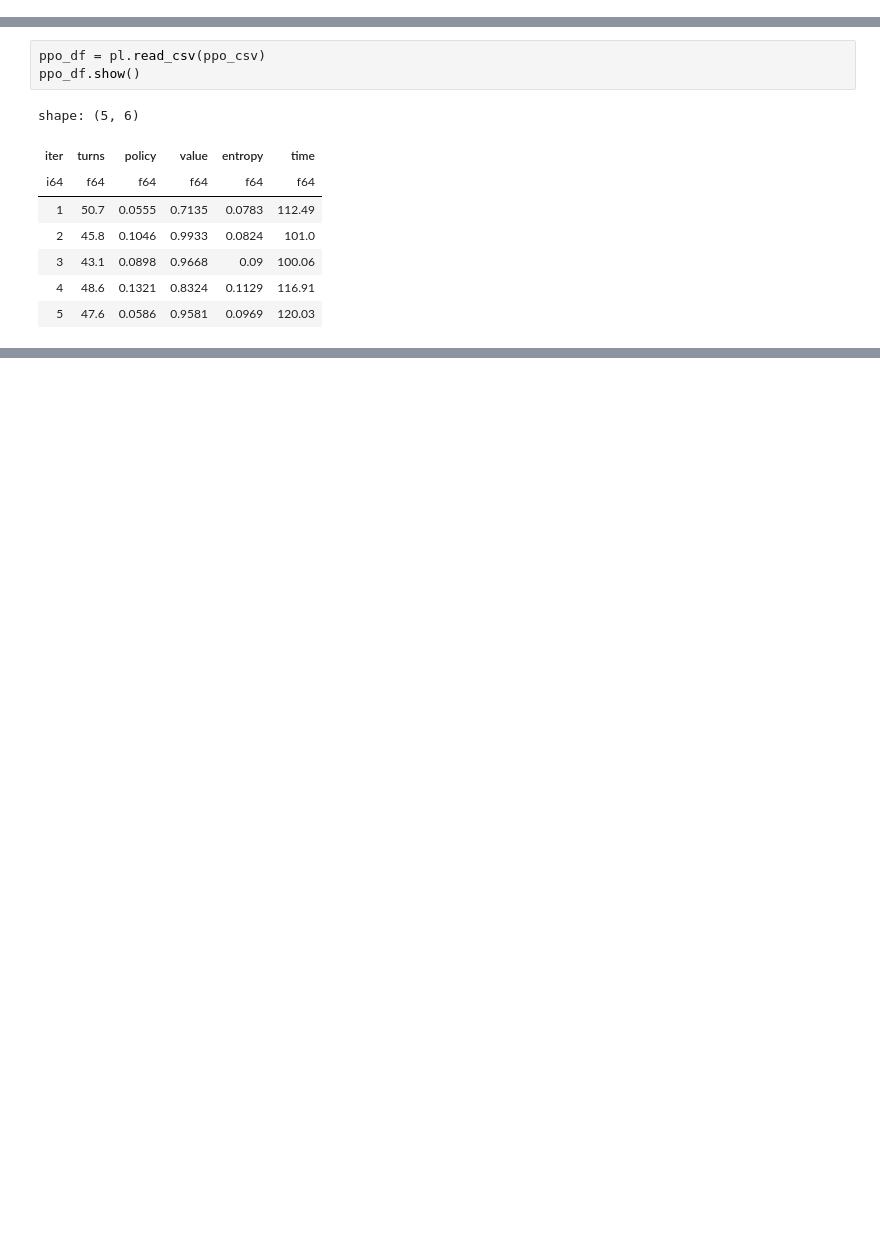
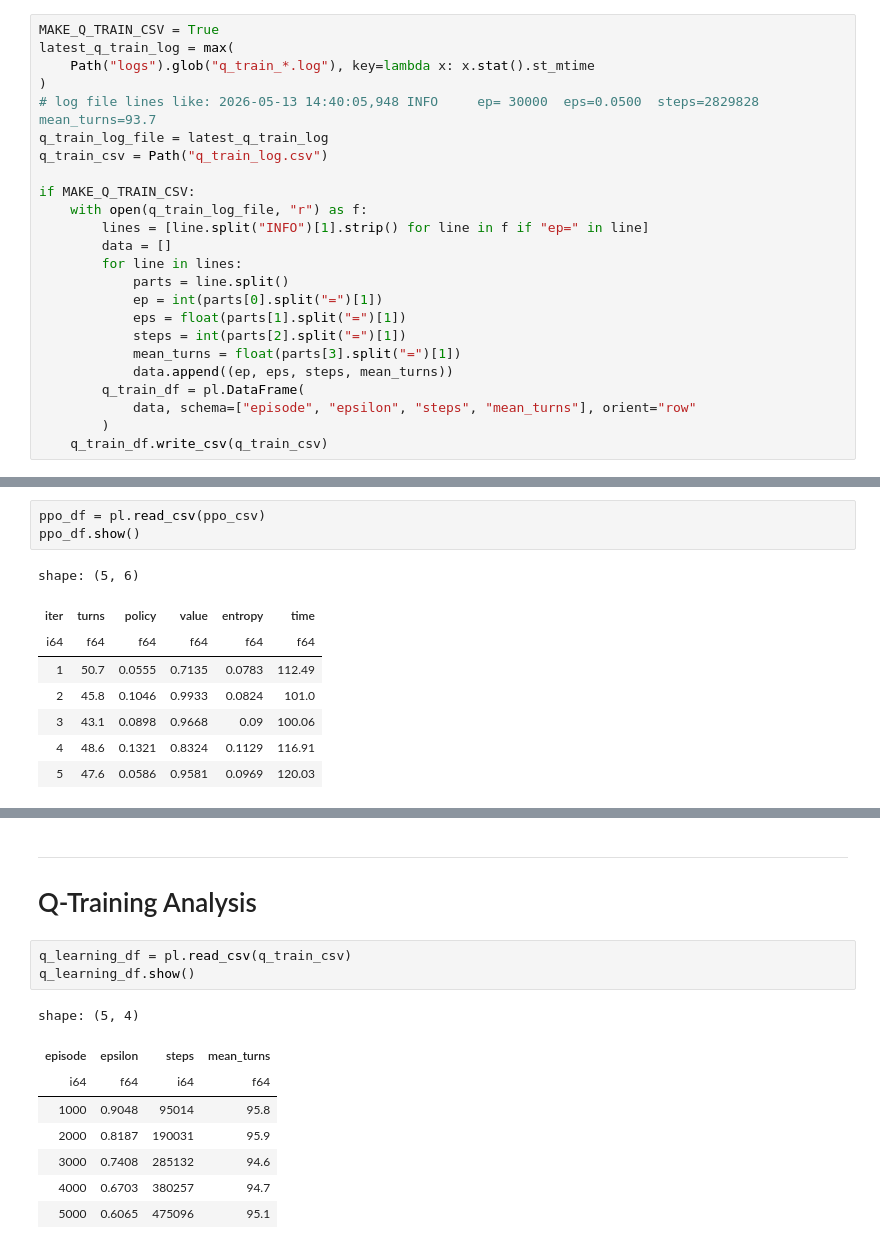
Before and after one commit to HumbleHominid/battleship_rl, a Jupyter notebook: training/analysis.ipynb, the cells around one changed output, grey strips where cells are left out. Saved outputs shown, nothing was run; the diff lists cells and outputs as text; blank space fills up the shorter version.

```diff
--- a/training/analysis.ipynb
+++ b/training/analysis.ipynb
@@ -85,3 +87,27 @@ if MAKE_PPO_CSV:
+# %%
+MAKE_Q_TRAIN_CSV = True
+latest_q_train_log = max(
+    Path("logs").glob("q_train_*.log"), key=lambda x: x.stat().st_mtime
+)
+# log file lines like: 2026-05-13 14:40:05,948 INFO     ep= 30000  eps=0.0500  steps=2829828  mean_turns=93.7
+q_train_log_file = latest_q_train_log
+q_train_csv = Path("q_train_log.csv")
+
+if MAKE_Q_TRAIN_CSV:
+    with open(q_train_log_file, "r") as f:
+        lines = [line.split("INFO")[1].strip() for line in f if "ep=" in line]
+        data = []
+        for line in lines:
+            parts = line.split()
+            ep = int(parts[0].split("=")[1])
+            eps = float(parts[1].split("=")[1])
+            steps = int(parts[2].split("=")[1])
+            mean_turns = float(parts[3].split("=")[1])
+            data.append((ep, eps, steps, mean_turns))
+        q_train_df = pl.DataFrame(
+            data, schema=["episode", "epsilon", "steps", "mean_turns"], orient="row"
+        )
+    q_train_df.write_csv(q_train_csv)
 # %%
 # How big the rolling window should be for the charts
 WINDOW_SIZE = 10
@@ -274 +300,17 @@ Total training time: 2h 38m 50s
 [interactive output not drawn]
+# %% [markdown]
+---
+
+# Q-Training Analysis
+# %%
+q_learning_df = pl.read_csv(q_train_csv)
+q_learning_df.show()
+# %% [output]
+shape: (5, 4)
+| episode | epsilon | steps | mean_turns |
+| i64 | f64 | i64 | f64 |
+| 1000 | 0.9048 | 95014 | 95.8 |
+| 2000 | 0.8187 | 190031 | 95.9 |
+| 3000 | 0.7408 | 285132 | 94.6 |
+| 4000 | 0.6703 | 380257 | 94.7 |
+| 5000 | 0.6065 | 475096 | 95.1 |
```
Also changed, not shown: parts of 3 cells of this notebook, 7 other files.
